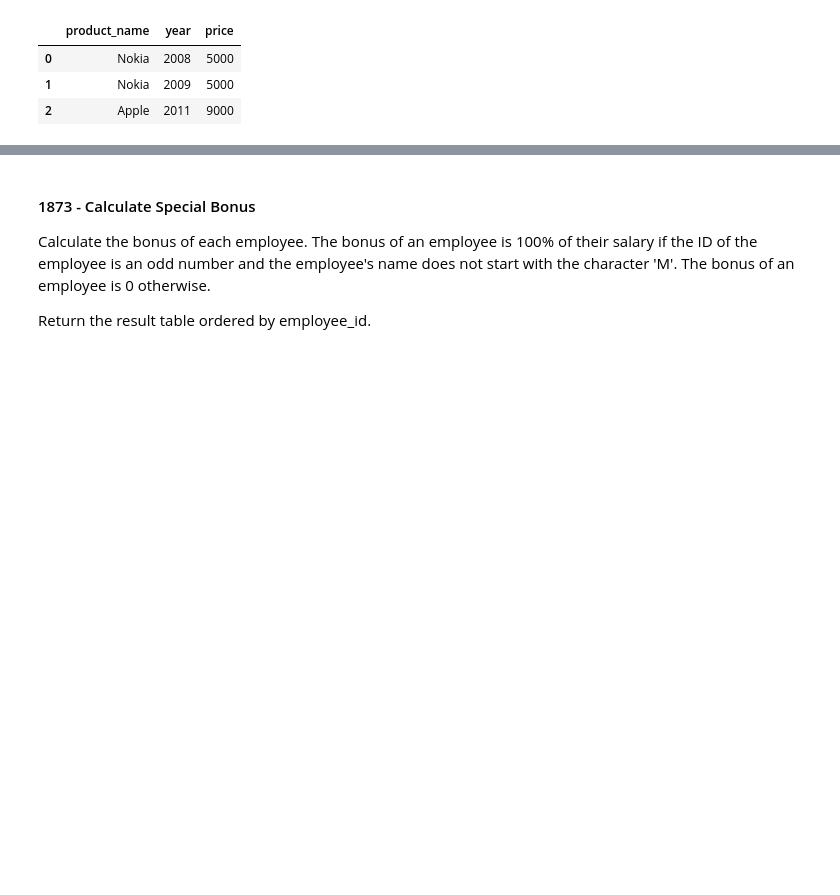
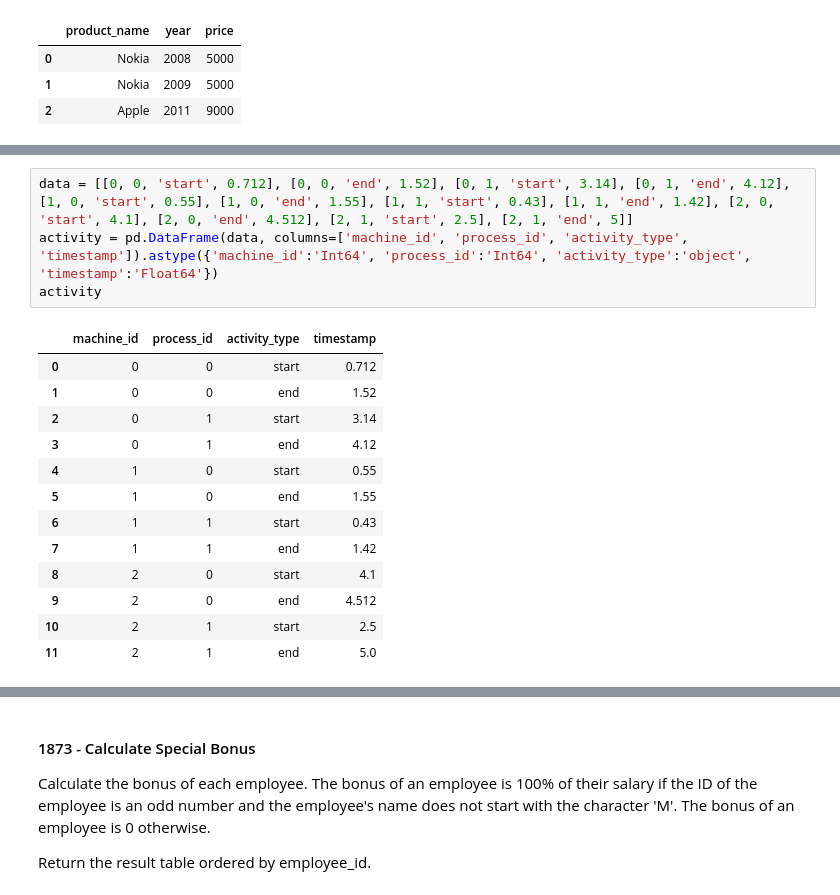
Before and after one commit to Swap-20/Leetcode-Pandas, a Jupyter notebook: Leetcode_Pandas.ipynb, the cells around one changed output, grey strips where cells are left out. Saved outputs shown, nothing was run; the diff lists cells and outputs as text; blank space fills up the shorter version.

```diff
--- a/Leetcode_Pandas.ipynb
+++ b/Leetcode_Pandas.ipynb
@@ -228,0 +239,18 @@ result
+# %%
+data = [[0, 0, 'start', 0.712], [0, 0, 'end', 1.52], [0, 1, 'start', 3.14], [0, 1, 'end', 4.12], [1, 0, 'start', 0.55], [1, 0, 'end', 1.55], [1, 1, 'start', 0.43], [1, 1, 'end', 1.42], [2, 0, 'start', 4.1], [2, 0, 'end', 4.512], [2, 1, 'start', 2.5], [2, 1, 'end', 5]]
+activity = pd.DataFrame(data, columns=['machine_id', 'process_id', 'activity_type', 'timestamp']).astype({'machine_id':'Int64', 'process_id':'Int64', 'activity_type':'object', 'timestamp':'Float64'})
+activity
+# %% [output]
+|  | machine_id | process_id | activity_type | timestamp |
+| 0 | 0 | 0 | start | 0.712 |
+| 1 | 0 | 0 | end | 1.52 |
+| 2 | 0 | 1 | start | 3.14 |
+| 3 | 0 | 1 | end | 4.12 |
+| 4 | 1 | 0 | start | 0.55 |
+| 5 | 1 | 0 | end | 1.55 |
+| 6 | 1 | 1 | start | 0.43 |
+| 7 | 1 | 1 | end | 1.42 |
+| 8 | 2 | 0 | start | 4.1 |
+| 9 | 2 | 0 | end | 4.512 |
+| 10 | 2 | 1 | start | 2.5 |
+| 11 | 2 | 1 | end | 5.0 |
```
Also changed, not shown: parts of 5 cells of this notebook.
